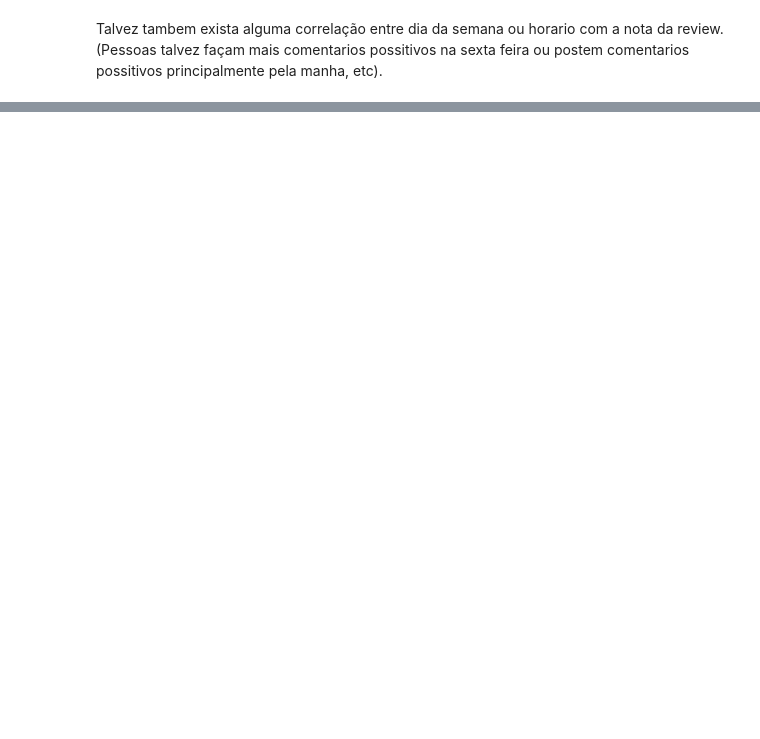
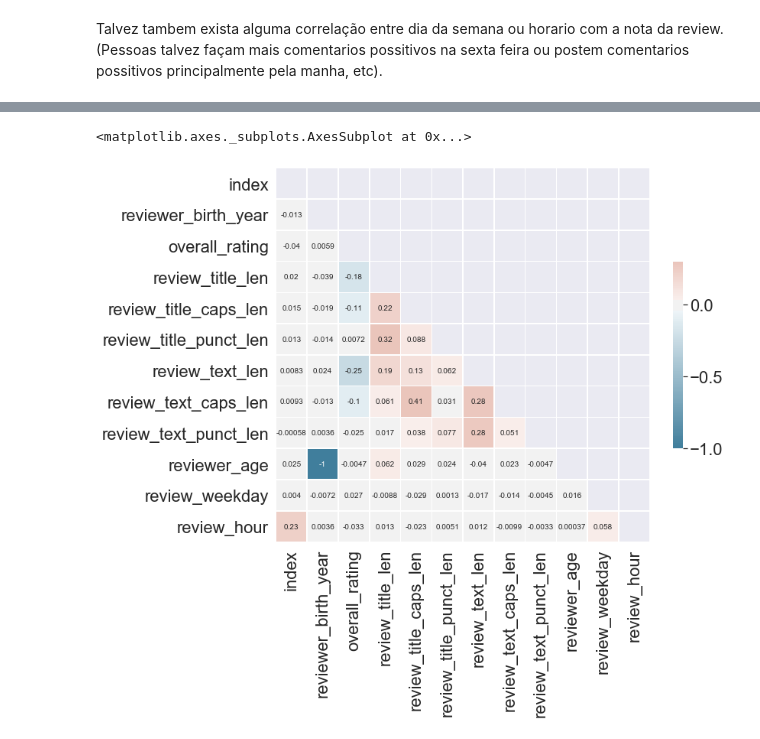
Before and after one commit to MarceloPesse/NLP-predict-client-evaluation, a Jupyter notebook: NLP-Predict Client Evaluation.ipynb, the cells around one changed output, grey strips where cells are left out. Drawn from its saved outputs; the diff is of its cells as text; code cells hidden in the pictures; blank space fills up the shorter version.

Commit message:
- Added corr. analysis

```diff
--- a/NLP-Predict Client Evaluation.ipynb
+++ b/NLP-Predict Client Evaluation.ipynb
@@ -228,3 +269,8 @@ train_df['reviewer_age'] = train_df['submission_date'].dt.year - train_df['revie
+# %%
+mean_age = train_df.loc[(train_df['reviewer_age']<100) & (train_df['reviewer_age']>5), ['reviewer_age']].mean()
+train_df.loc[train_df['reviewer_age']>100, ['reviewer_age']] = mean_age
+train_df.loc[train_df['reviewer_age']==1, ['reviewer_age']] = mean_age
+train_df.loc[train_df['reviewer_age']==0, ['reviewer_age']] = mean_age
 # %% [markdown]
 Talvez tambem exista alguma correlação entre dia da semana ou horario com a nota da review. (Pessoas talvez façam mais comentarios possitivos na sexta feira ou postem comentarios possitivos principalmente pela manha, etc).
 # %%
@@ -235,0 +287,12 @@ train_df['review_hour'] = train_df['submission_date'].dt.hour
+# %%
+# Tabela de correlação e geração de mascara.
+corr = train_df.corr()
+mask = np.triu(np.ones_like(corr, dtype=bool))
+
+f, ax = plt.subplots(figsize=(11, 9))
+cmap = sns.diverging_palette(230, 20, as_cmap=True)
+
+sns.heatmap(corr, cmap=cmap, mask=mask, vmax=.3, center=0, annot=True, square=True, linewidths=.5, cbar_kws={"shrink": .5}, annot_kws={"size": 10})
+# %% [output]
+<matplotlib.axes._subplots.AxesSubplot at 0x...>
+[figure, added]
```
Also changed, not shown: parts of 11 cells of this notebook.
